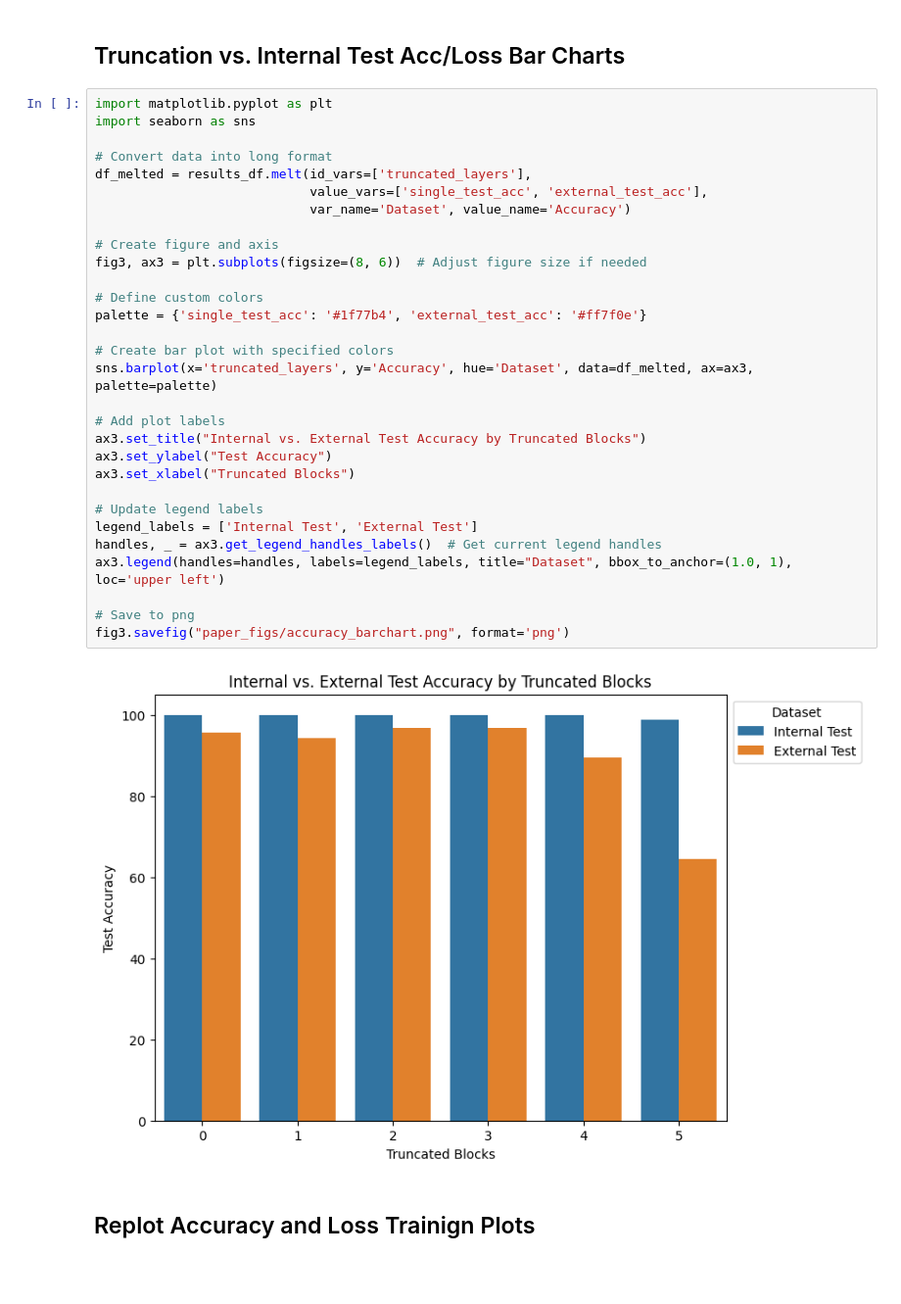
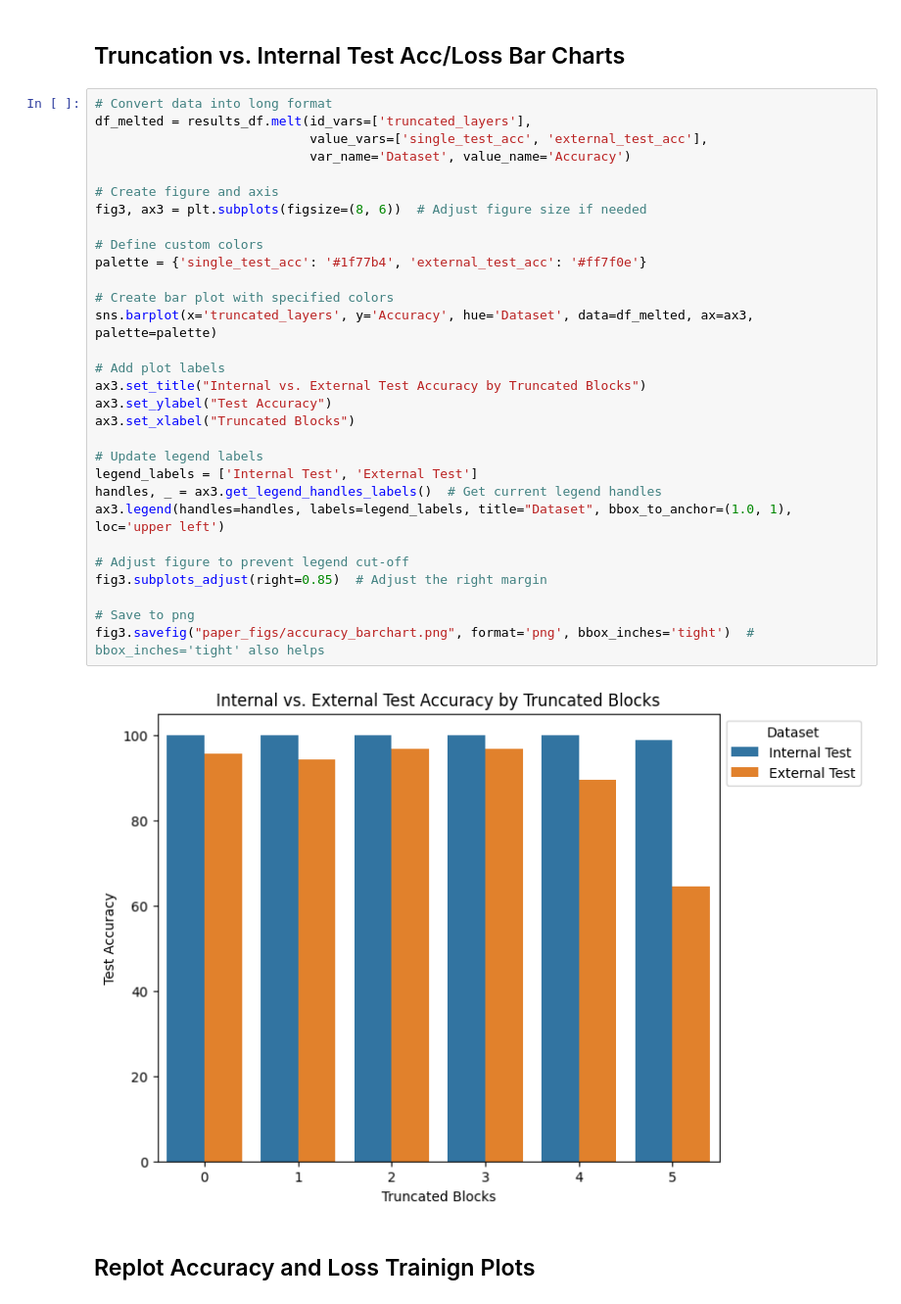
Before and after one commit to noahba65/cxr_thesis, a Jupyter notebook: results_figs.ipynb, the cells around one changed output. Shown at 98% size. Cells and saved outputs as stored; diff of their text form; blank space fills up the shorter version.

```diff
--- a/results_figs.ipynb
+++ b/results_figs.ipynb
@@ -106,37 +105,37 @@ fig2.savefig("paper_figs/loss_vs_params.png", format='png')
 # %% [markdown]
 ## Truncation vs. Internal Test Acc/Loss Bar Charts
 # %%
-import matplotlib.pyplot as plt
-import seaborn as sns
-
 # Convert data into long format
 df_melted = results_df.melt(id_vars=['truncated_layers'],
                             value_vars=['single_test_acc', 'external_test_acc'],
                             var_name='Dataset', value_name='Accuracy')
 
 # Create figure and axis
 fig3, ax3 = plt.subplots(figsize=(8, 6))  # Adjust figure size if needed
 
 # Define custom colors
 palette = {'single_test_acc': '#1f77b4', 'external_test_acc': '#ff7f0e'}
 
 # Create bar plot with specified colors
 sns.barplot(x='truncated_layers', y='Accuracy', hue='Dataset', data=df_melted, ax=ax3, palette=palette)
 
 # Add plot labels
 ax3.set_title("Internal vs. External Test Accuracy by Truncated Blocks")
 ax3.set_ylabel("Test Accuracy")
 ax3.set_xlabel("Truncated Blocks")
 
 # Update legend labels
 legend_labels = ['Internal Test', 'External Test']
 handles, _ = ax3.get_legend_handles_labels()  # Get current legend handles
 ax3.legend(handles=handles, labels=legend_labels, title="Dataset", bbox_to_anchor=(1.0, 1), loc='upper left')
 
+# Adjust figure to prevent legend cut-off
+fig3.subplots_adjust(right=0.85)  # Adjust the right margin
+
 # Save to png
-fig3.savefig("paper_figs/accuracy_barchart.png", format='png')
+fig3.savefig("paper_figs/accuracy_barchart.png", format='png', bbox_inches='tight')  # bbox_inches='tight' also helps
 # %% [output]
-[figure, old version]
+[figure, new version]
 # %% [markdown]
 ## Replot Accuracy and Loss Trainign Plots
 # %%
```
Also changed, not shown: parts of 2 cells of this notebook, 59 other files.
